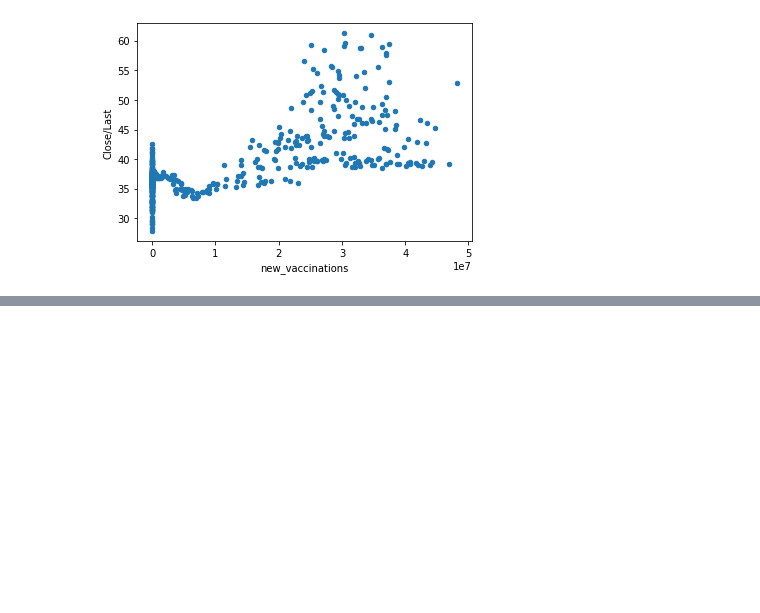
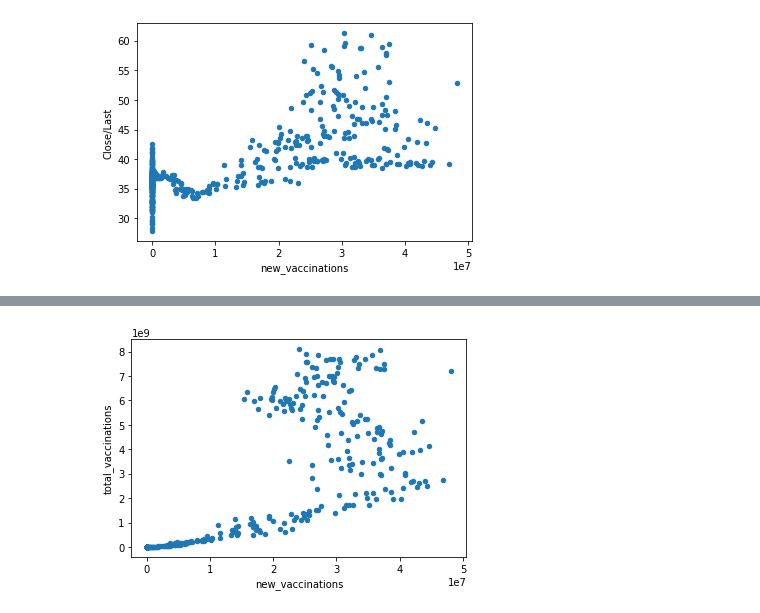
Before and after one commit to sltimmins/Project-2, a Jupyter notebook: Project02.ipynb, the cells around one changed output, grey strips where cells are left out. Saved outputs shown, nothing was run; the diff lists cells and outputs as text; code cells hidden in the pictures; blank space fills up the shorter version.

```diff
--- a/Project02.ipynb
+++ b/Project02.ipynb
@@ -472,0 +483,6 @@ plt.show()
+# %%
+# Scatter plot of new daily vaccinations (x) and total vaccinations (y)
+merged.plot(kind = "scatter", x = "new_vaccinations", y = "total_vaccinations")
+plt.show()
+# %% [output]
+[figure, added]
```
Also changed, not shown: parts of 4 cells of this notebook.
